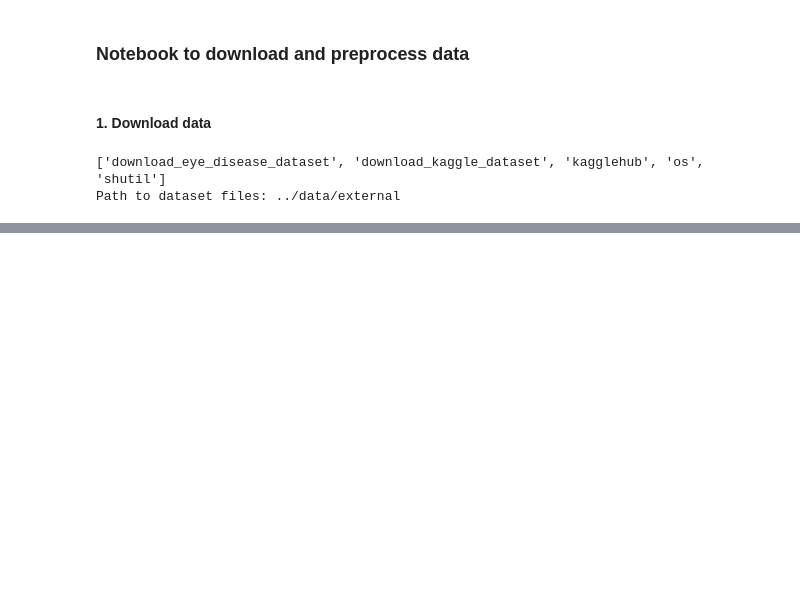
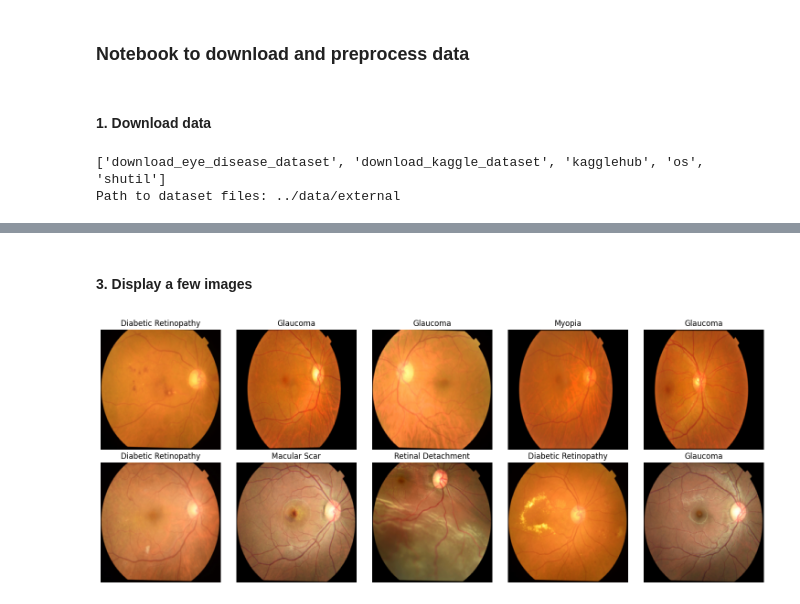
Before and after one commit to AgazW/RetinaDxAI, a Jupyter notebook: notebooks/preprocess_data.ipynb, the cells around one changed output, grey strips where cells are left out. Drawn from its saved outputs; the diff is of its cells as text; code cells hidden in the pictures; blank space fills up the shorter version.

Commit message:
Implement code changes to enhance functionality and improve performance

```diff
--- a/notebooks/preprocess_data.ipynb
+++ b/notebooks/preprocess_data.ipynb
@@ -30,0 +31,6 @@ Path to dataset files: ../data/external
+# %%
+import preprocessing
+
+data_dir = "../data/external/data/Original_Dataset"
+dataloader, classes, class_to_idx = preprocessing.get_image_dataloader(data_dir, batch_size=32)
+preprocessing.save_entire_dataset(dataloader, "../data/processed/dataset.pt")
@@ -30,0 +65,30 @@ Path to dataset files: ../data/external
+# %% [markdown]
+#### 3. Display a few images
+# %%
+import matplotlib.pyplot as plt
+import numpy as np
+
+# Get a batch from the dataloader
+images, targets = next(iter(dataloader))
+
+# Function to unnormalize and show images
+def imshow(img, mean=[0.485, 0.456, 0.406],
+           std=[0.229, 0.224, 0.225]):
+    img = img.numpy().transpose((1, 2, 0))
+    img = std * img + mean  # unnormalize
+    img = np.clip(img, 0, 1)
+    plt.imshow(img)
+    plt.axis('off')
+
+# Show first 10 images in two rows of 5
+num_images = 10
+rows, cols = 2, 5
+plt.figure(figsize=(15, 6))
+for i in range(num_images):
+    plt.subplot(rows, cols, i+1)
+    imshow(images[i])
+    plt.title(classes[targets[i]])
+plt.tight_layout()
+plt.show()
+# %% [output]
+[figure, added]
```
Also changed, not shown: parts of 3 cells of this notebook.
